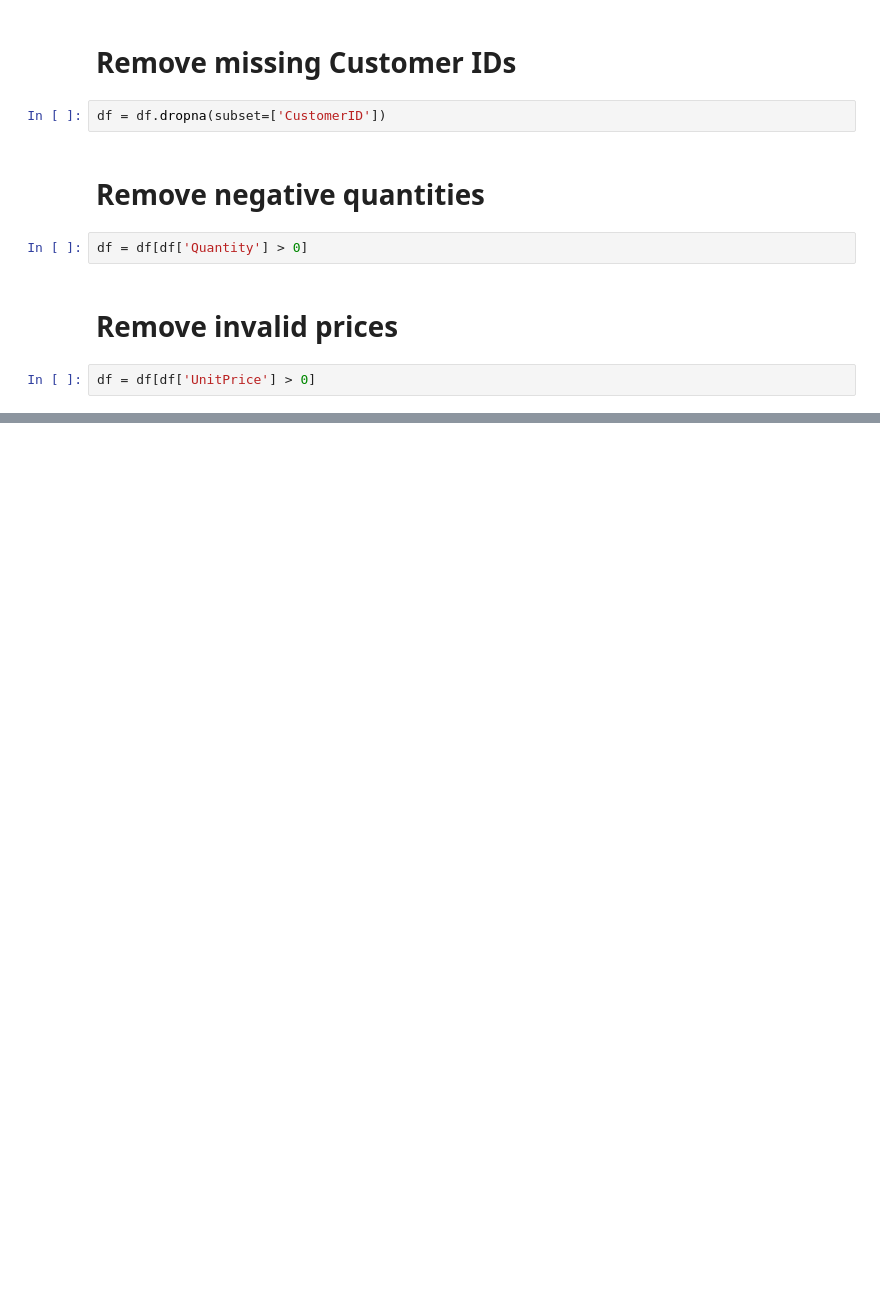
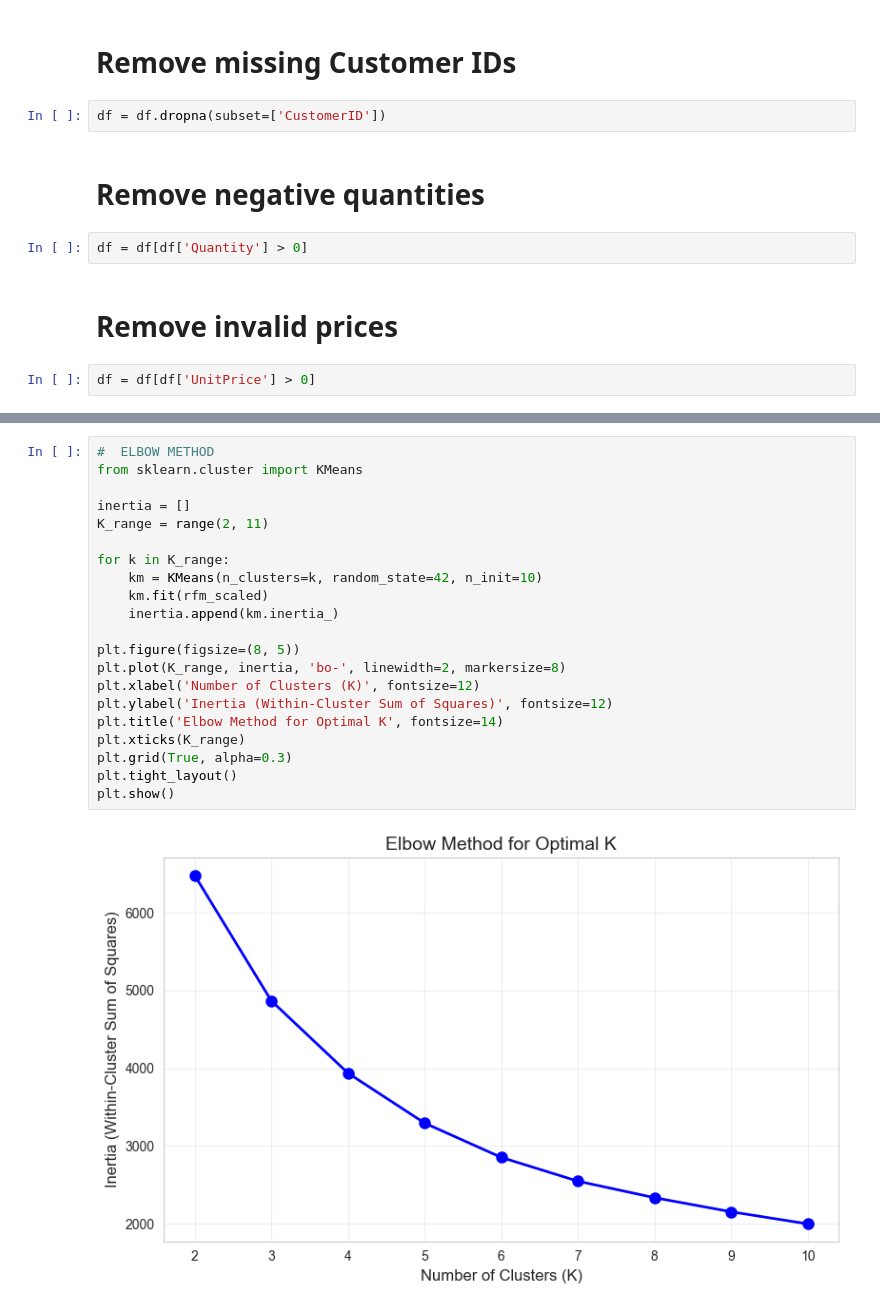
Before and after one commit to Ubahfavour12/BI-Customer-Segmentation-Project, a Jupyter notebook: customer_segmentation_final.ipynb, the cells around one changed output, grey strips where cells are left out. Saved outputs shown, nothing was run; the diff lists cells and outputs as text; blank space fills up the shorter version.

```diff
--- a/customer_segmentation_final.ipynb
+++ b/customer_segmentation_final.ipynb
@@ -109,0 +317,23 @@ df = df[df['UnitPrice'] > 0]
+# %%
+#  ELBOW METHOD
+from sklearn.cluster import KMeans
+
+inertia = []
+K_range = range(2, 11)
+
+for k in K_range:
+    km = KMeans(n_clusters=k, random_state=42, n_init=10)
+    km.fit(rfm_scaled)
+    inertia.append(km.inertia_)
+
+plt.figure(figsize=(8, 5))
+plt.plot(K_range, inertia, 'bo-', linewidth=2, markersize=8)
+plt.xlabel('Number of Clusters (K)', fontsize=12)
+plt.ylabel('Inertia (Within-Cluster Sum of Squares)', fontsize=12)
+plt.title('Elbow Method for Optimal K', fontsize=14)
+plt.xticks(K_range)
+plt.grid(True, alpha=0.3)
+plt.tight_layout()
+plt.show()
+# %% [output]
+[figure, added]
```
Also changed, not shown: parts of 37 cells of this notebook, 3 other files.
